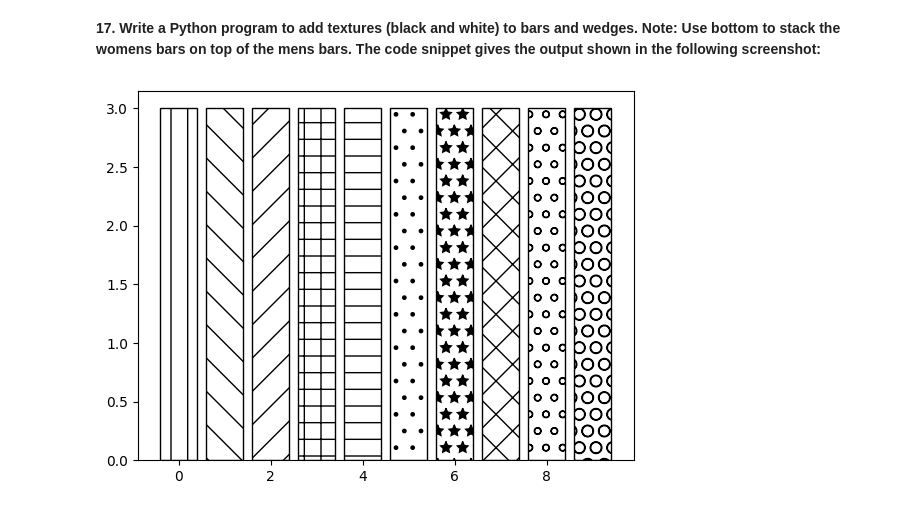
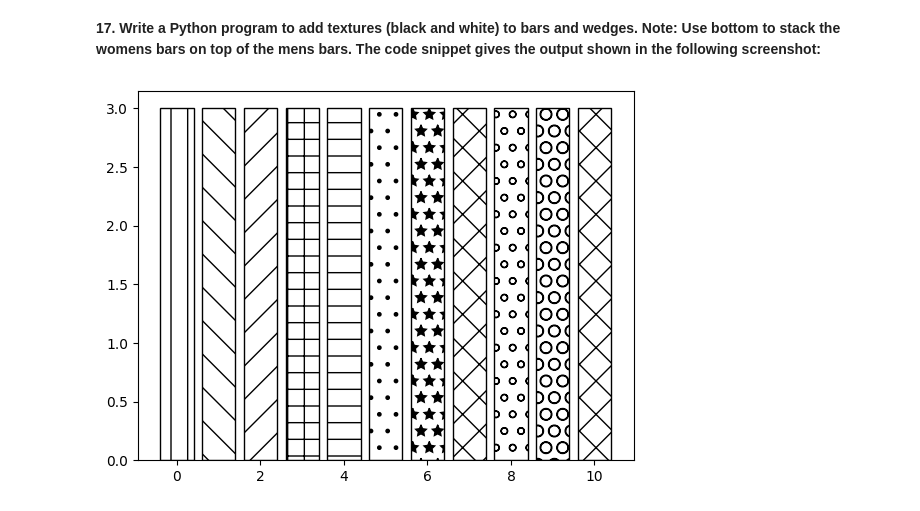
Before and after one commit to yashrajmodani/Data-Analaysis, a Jupyter notebook: Assignment5.ipynb, the cells around one changed output. Drawn from its saved outputs; the diff is of its cells as text; code cells hidden in the pictures.

```diff
--- a/Assignment5.ipynb
+++ b/Assignment5.ipynb
@@ -429,12 +425,12 @@ Note: Use bottom to stack the womens bars on top of the mens bars.
 The code snippet gives the output shown in the following screenshot:**
 # %%
 fig = plt.figure()
-patterns = [ "|" , "\\" , "/" , "+" , "-", ".", "*","x", "o", "O" ]
+patterns = [ "|" , "\\" , "/" , "+" , "-", ".", "*","x", "o", "O" ,'X']
 
 ax = fig.add_subplot(111)
 for i in range(len(patterns)):
     ax.bar(i, 3, color='white', edgecolor='black', hatch=patterns[i])
 
 plt.show()
 # %% [output]
-[figure, old version]
+[figure, new version]
```
Also changed, not shown: parts of 5 cells of this notebook.
